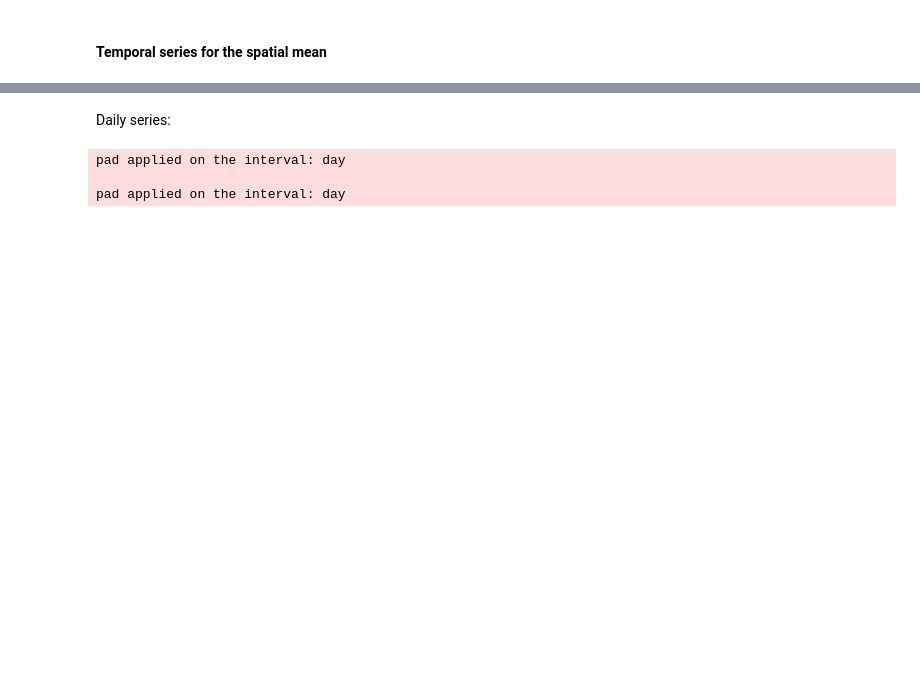
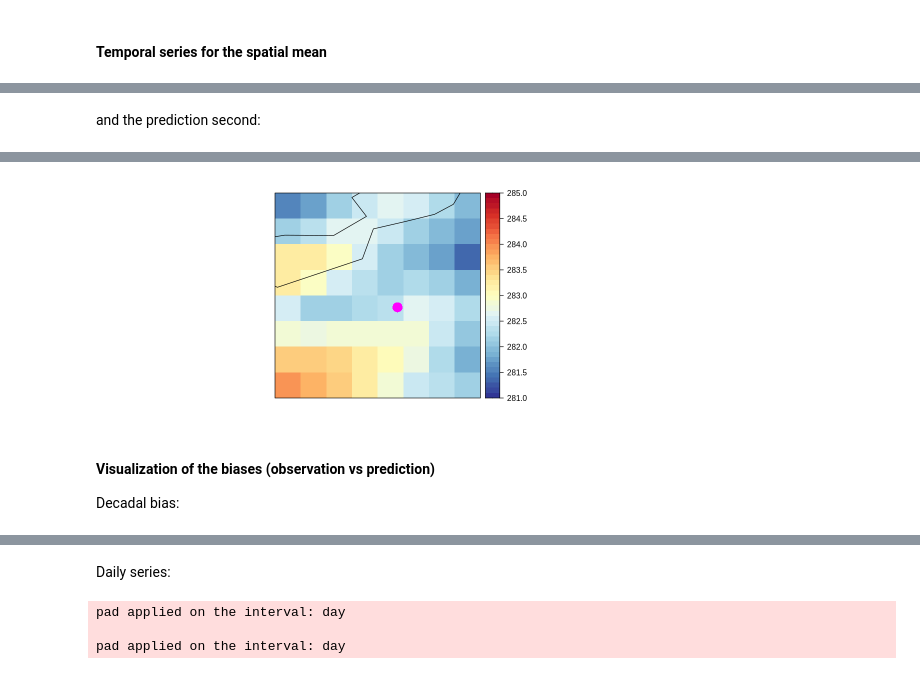
Before and after one commit to impetus4change/T31-ESD-hub, a Jupyter notebook: Notebooks/2024_bias_correction_with_climate4R.ipynb, the cells around one changed output, grey strips where cells are left out. Cells and saved outputs as stored; diff of their text form; code cells hidden in the pictures; blank space fills up the shorter version.

```diff
--- a/Notebooks/2024_bias_correction_with_climate4R.ipynb
+++ b/Notebooks/2024_bias_correction_with_climate4R.ipynb
@@ -242,0 +285,9 @@ spatialPlot(diff, backdrop.theme = "coastline", at = seq(-2.5, 2.5, 0.1),
+# %% [markdown]
+and the prediction second:
+# %%
+spatialPlot(city.pred %>% climatology,
+            backdrop.theme = "coastline",
+            rev.colors = TRUE,
+            at = seq(281, 285, 0.1),
+            sp.layout = list("sp.points", city.centre, pch = 16, cex = 2, col = "magenta") %>% list)
+# %% [output]
@@ -242,0 +297,5 @@ spatialPlot(diff, backdrop.theme = "coastline", at = seq(-2.5, 2.5, 0.1),
+[figure, added]
+# %% [markdown]
+#### Visualization of the biases (observation vs prediction)
+
+Decadal bias:
```
Also changed, not shown: parts of 202 cells of this notebook, 1 other file.
